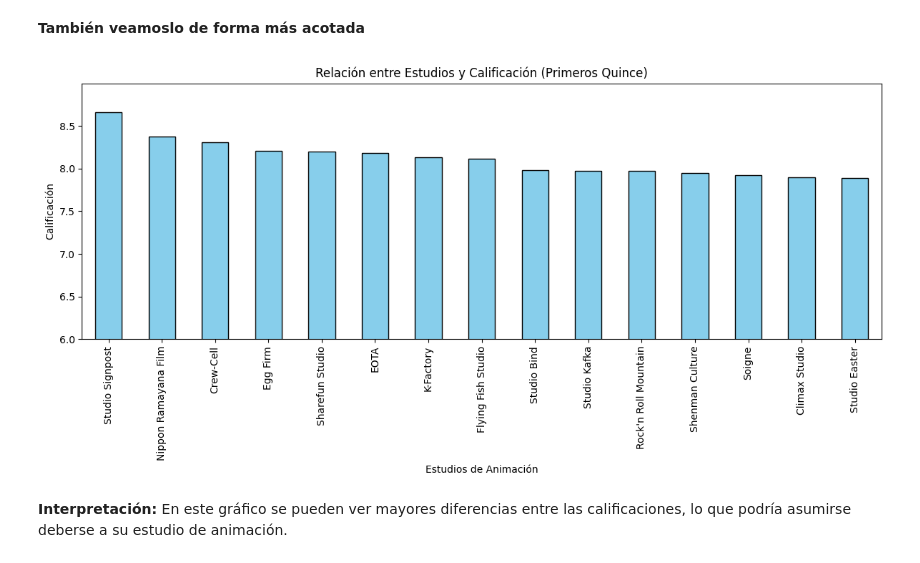
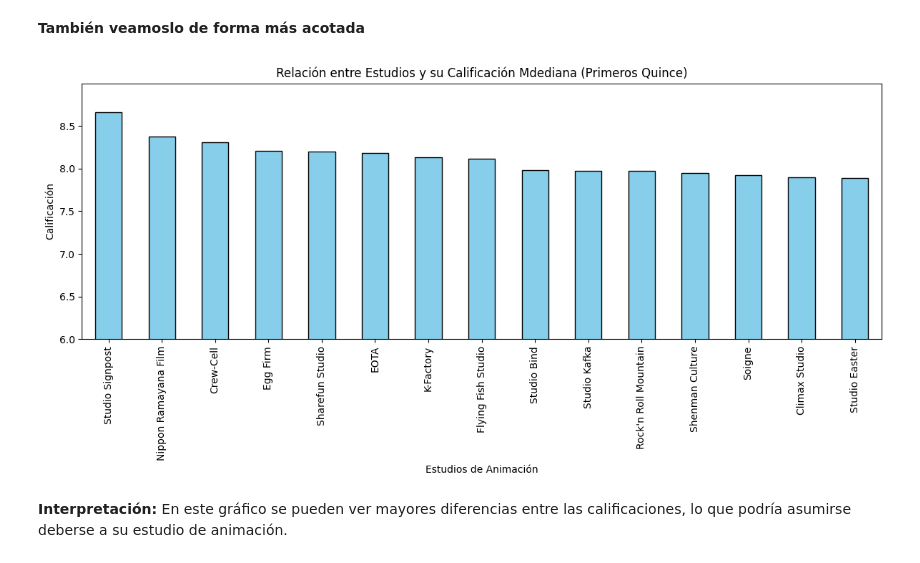
Before and after one commit to bondiolandia/TP_Laboratorio_de_M-todos_Cuantitativos_2026, a Jupyter notebook: notebook_Evolucion_del_Anime.ipynb, the cells around one changed output. Saved outputs shown, nothing was run; the diff lists cells and outputs as text; code cells hidden in the pictures.

```diff
--- a/notebook_Evolucion_del_Anime.ipynb
+++ b/notebook_Evolucion_del_Anime.ipynb
@@ -741,18 +741,18 @@ display(resumen_estudios.round(2))
 # %%
 mediana_por_estudios = Estudios.groupby("Studios")["Score"].median().sort_values(ascending = False).head(15)
 plt.figure(figsize=(12, 6))
 mediana_por_estudios.plot(kind="bar", color="skyblue", edgecolor="black")
-plt.title("Relación entre Estudios y Calificación (Primeros Quince)")
+plt.title("Relación entre Estudios y su Calificación Mdediana (Primeros Quince)")
 plt.xlabel("Estudios de Animación")
 plt.ylabel("Calificación")
 plt.xticks(rotation=90)
 plt.ylim(6,9)
 plt.yticks(np.arange(6.0, 9.0, 0.5))
 plt.tight_layout()
 plt.savefig("relacion_estudios_calificacion_top15.png", dpi=150)
 plt.show()
 # %% [output]
-[figure, old version]
+[figure, new version]
 # %% [markdown]
 **Interpretación:** En este gráfico se pueden ver mayores diferencias entre las calificaciones, lo que podría asumirse deberse a su estudio de animación.
 # %% [markdown]
```
Also changed, not shown: parts of 4 cells of this notebook.
